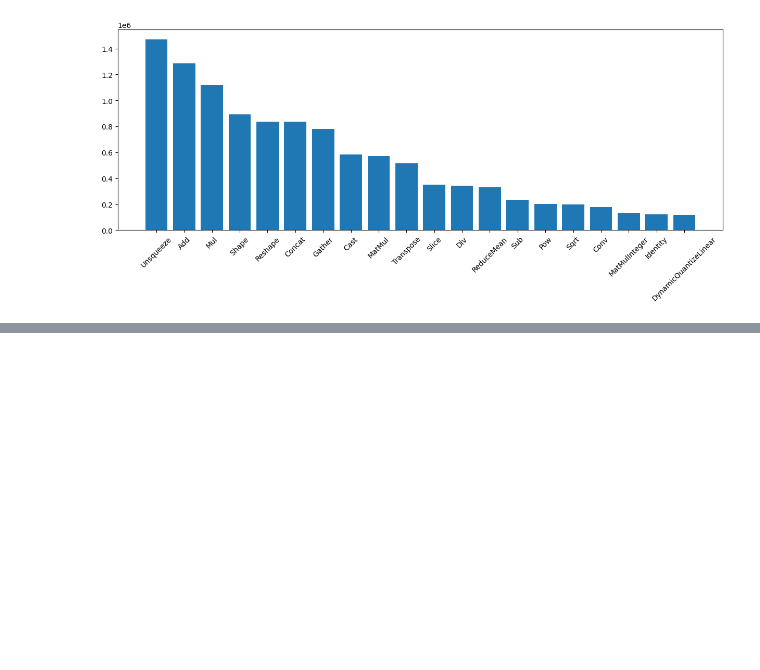
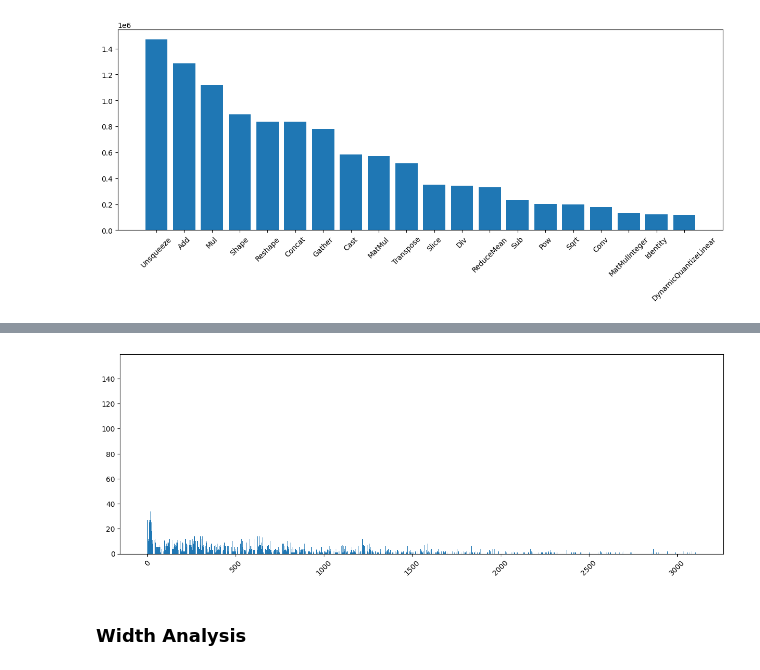
Before and after one commit to wdmdev/EdgeGen, a Jupyter notebook: notebooks/01_younger_exploration.ipynb, the cells around one changed output, grey strips where cells are left out. Drawn from its saved outputs; the diff is of its cells as text; code cells hidden in the pictures; blank space fills up the shorter version.

```diff
--- a/notebooks/01_younger_exploration.ipynb
+++ b/notebooks/01_younger_exploration.ipynb
@@ -93,0 +244,11 @@ plt.show()
+# %%
+# Plot X first depth count distribution
+X = 1750
+plt.figure(figsize=(15,5))
+plt.bar(*zip(*sorted(depth_counter.items())[:X]))
+plt.xticks(rotation=45)
+plt.show()
+# %% [output]
+[figure, added]
+# %% [markdown]
+### Width Analysis
```
Also changed, not shown: parts of 25 cells of this notebook.
